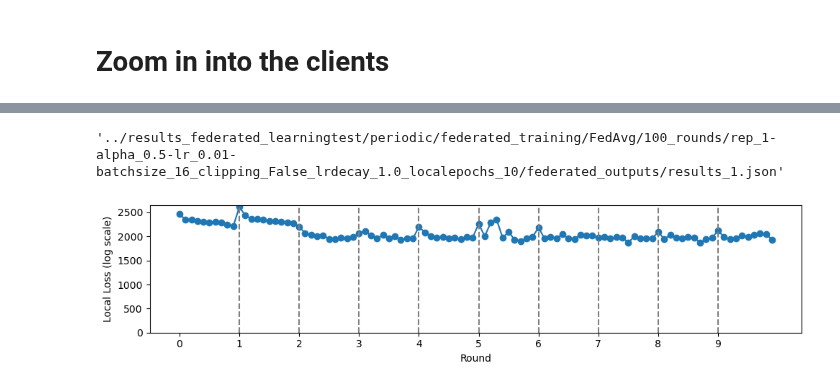
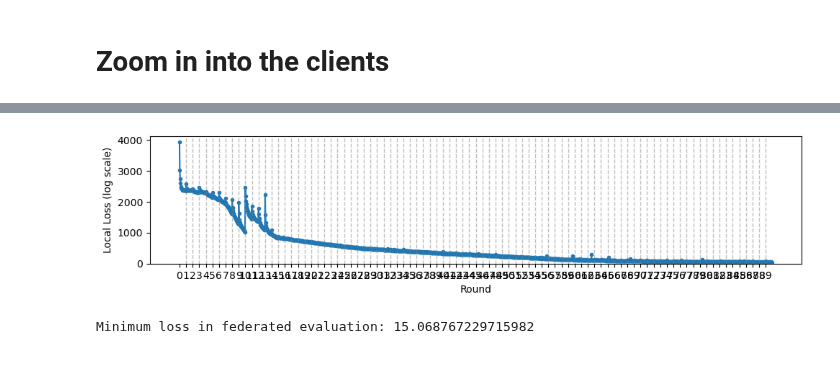
Before and after one commit to luisas/fl4tsf, a Jupyter notebook: analysis/03_federated_training.ipynb, the cells around one changed output, grey strips where cells are left out. Saved outputs shown, nothing was run; the diff lists cells and outputs as text; code cells hidden in the pictures.

```diff
--- a/analysis/03_federated_training.ipynb
+++ b/analysis/03_federated_training.ipynb
@@ -16,6 +16,6 @@ import os
 # set cwd
 os.chdir("/Users/luisa/Desktop/nygc/cluster/projects/fl4tsf/analysis")
 # %%
-fed_avg = glob.glob(f"../results_federated_learningtest/**/federated_training/FedAvg/25_rounds/**/results.json", recursive=True)
+fed_avg = glob.glob(f"../results_federated_learningtest/**/federated_training/FedAvg/100_rounds/**/results.json", recursive=True)
 fed_avg
 # %% [output]
@@ -143,7 +145,7 @@ plt.show()
 # %% [markdown]
 # Zoom in into the clients
 # %%
-def plot_client_loss(file):
+def plot_client_loss(file, nrounds=None):
 
     # Load JSON file
     with open(file, "r") as f:
@@ -165,28 +167,32 @@ def plot_client_loss(file):
             epochs.append(epoch_count)
             epoch_count += 1
 
-    # Cut at 25 rounds
-    epochs = epochs[:100]
-    loss_values = loss_values[:100]
-    rounds = rounds[:100]
+    if nrounds is not None:
+        # Filter the data to only include the first n rounds
+        filtered_indices = [i for i, r in enumerate(rounds) if r < nrounds]
+        loss_values = [loss_values[i] for i in filtered_indices]
+        rounds = [rounds[i] for i in filtered_indices]
+        epochs = [epochs[i] for i in filtered_indices]
 
     # make it smaller
     plt.figure(figsize=(10, 2.5))
     # Plot loss values sequentially across rounds and epochs
-    plt.plot(epochs, loss_values, marker='o', label="Loss across epochs")
+    plt.plot(epochs, loss_values, marker='o', label="Loss across epochs", markersize=3)
 
-
-    # Add vertical lines for each round number
+    # add 1 to the round
+    # Add verl lines for each round number
     for round_number in set(rounds):
         round_epochs = [i for i, r in enumerate(rounds) if r == round_number]
         if round_epochs:
             # Place a vertical line at the first epoch of each round
             # if it is not the first round
             if round_number != 0:
-                plt.axvline(x=round_epochs[0], color='grey', linestyle='--', label=f"Round {round_number}")
+                plt.axvline(x=round_epochs[0], color='grey', linestyle='--', label=f"Round {round_number}", alpha=0.5, linewidth=1)
 
     # Customize x-axis ticks to represent rounds
     xticks = [i for i, round_number in enumerate(rounds) if i == 0 or rounds[i] != rounds[i-1]]
+    # plot it only every 10th round
+    xticks = [i for i in xticks if i % 10 == 0 or i == 0]
     plt.xticks(xticks, [rounds[i] for i in xticks])
     # log scale y
 
@@ -210,8 +222,10 @@ files
-# %%
-files[2][1]
-# %% [output]
-'../results_federated_learningtest/periodic/federated_training/FedAvg/100_rounds/rep_1-alpha_0.5-lr_0.01-batchsize_16_clipping_False_lrdecay_1.0_localepochs_10/federated_outputs/results_1.json'
 # %%
-plot_client_loss(files[2][1])
+plot_client_loss(files[4][1], 90)
 # %% [output]
-[figure, old version]
+[figure, new version]
+# %%
+# check the min loss
+min_loss = df_federated_evaluate['loss'].min()
+print(f"Minimum loss in federated evaluation: {min_loss}")
+# %% [output]
+Minimum loss in federated evaluation: 15.068767229715982
```
Also changed, not shown: parts of 4 cells of this notebook, 13 other files.
